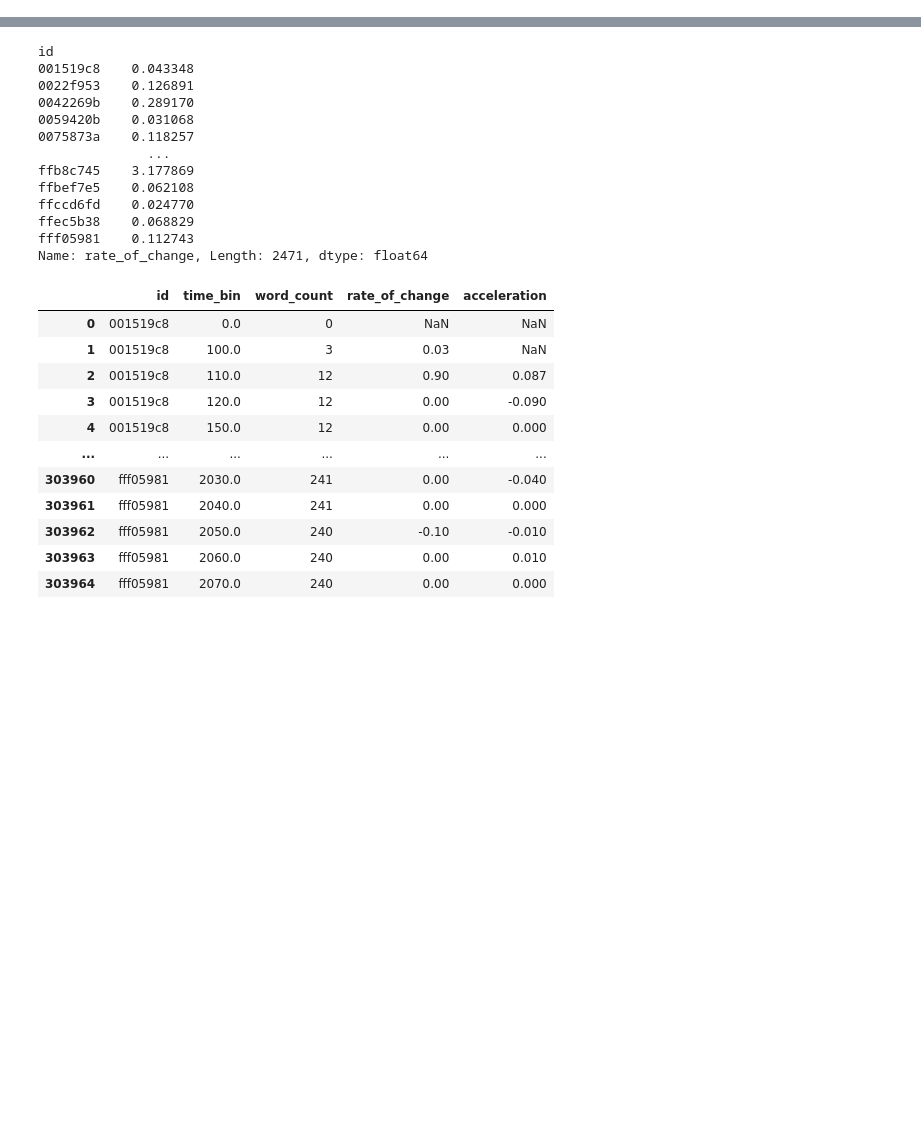
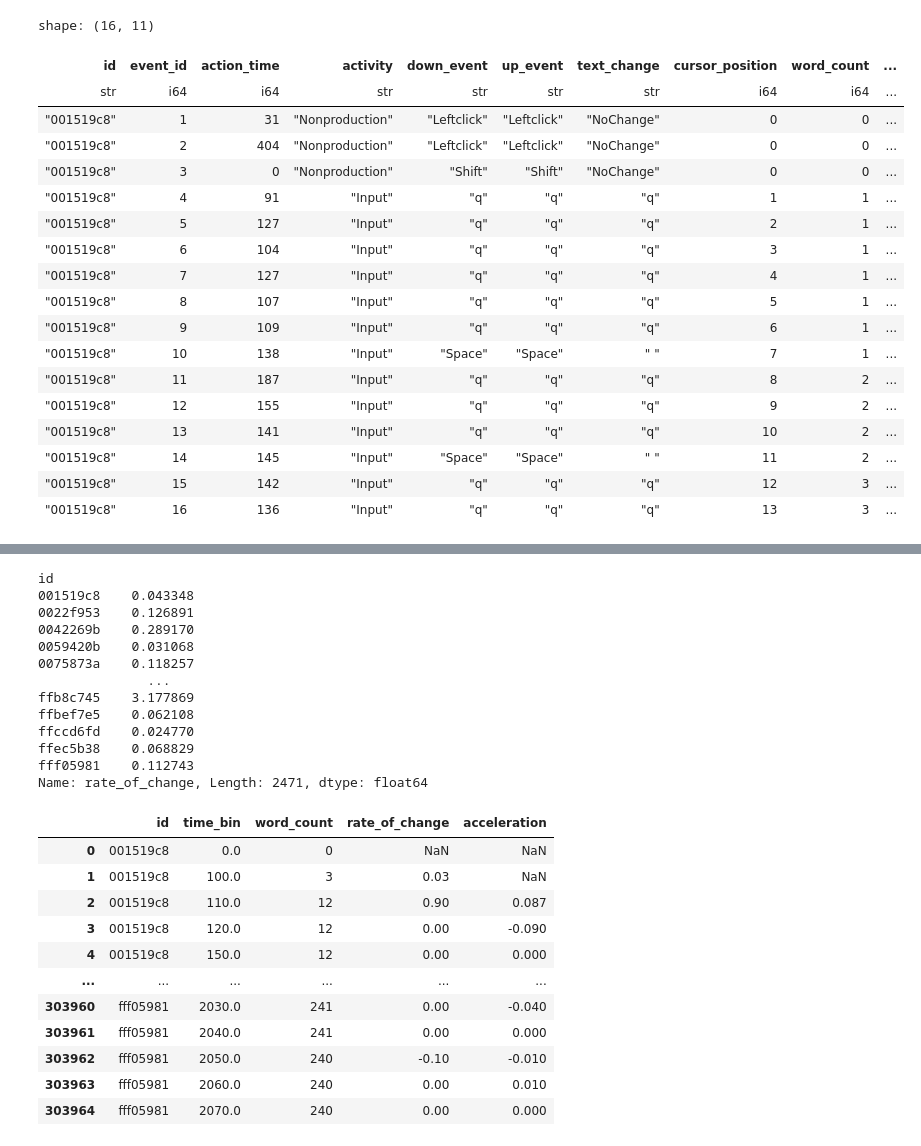
Before and after one commit to uallende/linking_writing_quality, a Jupyter notebook: EDA.ipynb, the cells around one changed output, grey strips where cells are left out. Drawn from its saved outputs; the diff is of its cells as text; code cells hidden in the pictures; blank space fills up the shorter version.

Commit message:
polars-adjusted down_time and padding

```diff
--- a/EDA.ipynb
+++ b/EDA.ipynb
@@ -12,9 +0,0 @@ from m3_model_params import non_important_feats
-# %%
-INPUT_DIR = 'kaggle/input/linking-writing-processes-to-writing-quality'
-FEAT_STORE_DIR = 'feat_store_combined'
-train_logs = pd.read_csv(f'{INPUT_DIR}/train_logs.csv')
-train_scores = pd.read_csv(f'{INPUT_DIR}/train_scores.csv')
-test_logs = pd.read_csv(f'{INPUT_DIR}/test_logs.csv')
-ss_df = pd.read_csv(f'{INPUT_DIR}/sample_submission.csv')
-
-logs = pd.concat([train_logs, test_logs], axis=0)
@@ -132,0 +23,22 @@ from m5_
+# %%
+import polars as pl
+data_path     = 'kaggle/input/linking-writing-processes-to-writing-quality/'
+train_logs    = pl.scan_csv(f'{data_path}/train_logs.csv')
+test_logs    = pl.scan_csv(f'{data_path}/test_logs.csv')
+# %%
+# POLARS
+def normalise_up_down_times(train_logs, test_logs):
+    new_logs = []
+    for logs in [train_logs, test_logs]:
+        min_down_time = logs.group_by('id').agg(pl.min('down_time').alias('min_down_time'))
+        logs = logs.join(min_down_time, on='id', how='left')
+        logs = logs.with_columns([
+            (pl.col('down_time') - pl.col('min_down_time')).alias('normalised_down_time'),
+            (pl.col('up_time') + pl.col('action_time')).alias('normalised_up_time')
+        ])
+        logs = logs.drop(['min_down_time', 'down_time', 'up_time'])
+        logs = logs.rename({'normalised_down_time': 'down_time', 'normalised_up_time': 'up_time'})
+        new_logs.append(logs)
+    return new_logs[0], new_logs[1]
+
+tr_logs, ts_logs = normalise_up_down_times(train_logs, test_logs)
@@ -132,0 +225,22 @@ from m5_
+# %%
+tr_logs.filter(pl.col('id')=='001519c8').head(16).collect()
+# %% [output]
+shape: (16, 11)
+| id | event_id | action_time | activity | down_event | up_event | text_change | cursor_position | word_count | ... |
+| str | i64 | i64 | str | str | str | str | i64 | i64 | ... |
+| "001519c8" | 1 | 31 | "Nonproduction" | "Leftclick" | "Leftclick" | "NoChange" | 0 | 0 | ... |
+| "001519c8" | 2 | 404 | "Nonproduction" | "Leftclick" | "Leftclick" | "NoChange" | 0 | 0 | ... |
+| "001519c8" | 3 | 0 | "Nonproduction" | "Shift" | "Shift" | "NoChange" | 0 | 0 | ... |
+| "001519c8" | 4 | 91 | "Input" | "q" | "q" | "q" | 1 | 1 | ... |
+| "001519c8" | 5 | 127 | "Input" | "q" | "q" | "q" | 2 | 1 | ... |
+| "001519c8" | 6 | 104 | "Input" | "q" | "q" | "q" | 3 | 1 | ... |
+| "001519c8" | 7 | 127 | "Input" | "q" | "q" | "q" | 4 | 1 | ... |
+| "001519c8" | 8 | 107 | "Input" | "q" | "q" | "q" | 5 | 1 | ... |
+| "001519c8" | 9 | 109 | "Input" | "q" | "q" | "q" | 6 | 1 | ... |
+| "001519c8" | 10 | 138 | "Input" | "Space" | "Space" | " " | 7 | 1 | ... |
+| "001519c8" | 11 | 187 | "Input" | "q" | "q" | "q" | 8 | 2 | ... |
+| "001519c8" | 12 | 155 | "Input" | "q" | "q" | "q" | 9 | 2 | ... |
+| "001519c8" | 13 | 141 | "Input" | "q" | "q" | "q" | 10 | 2 | ... |
+| "001519c8" | 14 | 145 | "Input" | "Space" | "Space" | " " | 11 | 2 | ... |
+| "001519c8" | 15 | 142 | "Input" | "q" | "q" | "q" | 12 | 3 | ... |
+| "001519c8" | 16 | 136 | "Input" | "q" | "q" | "q" | 13 | 3 | ... |
```
Also changed, not shown: parts of 58 cells of this notebook, 2 other files.
